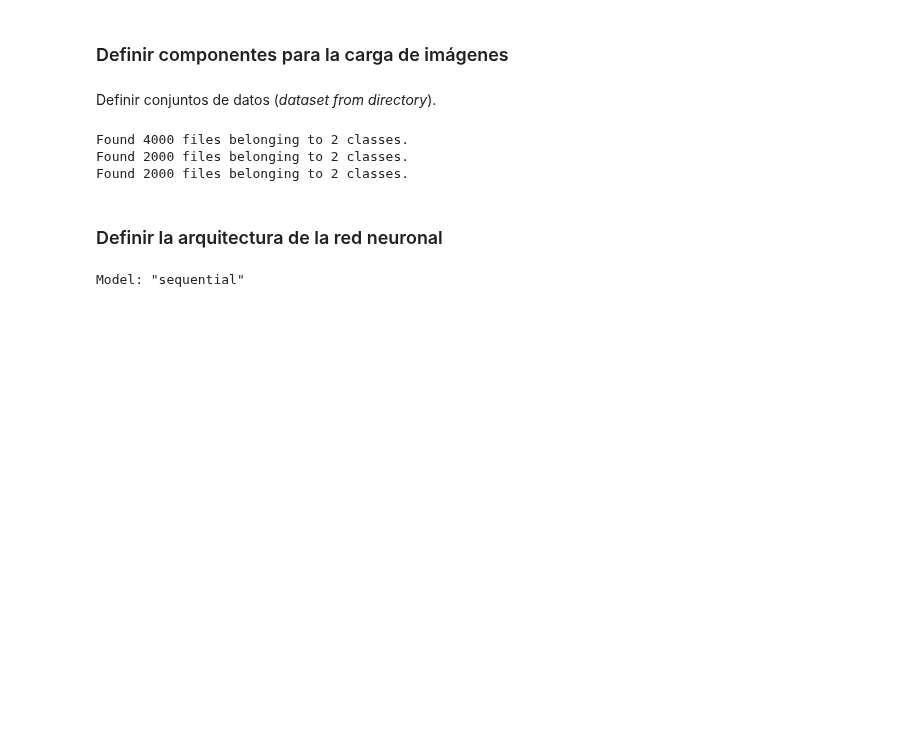
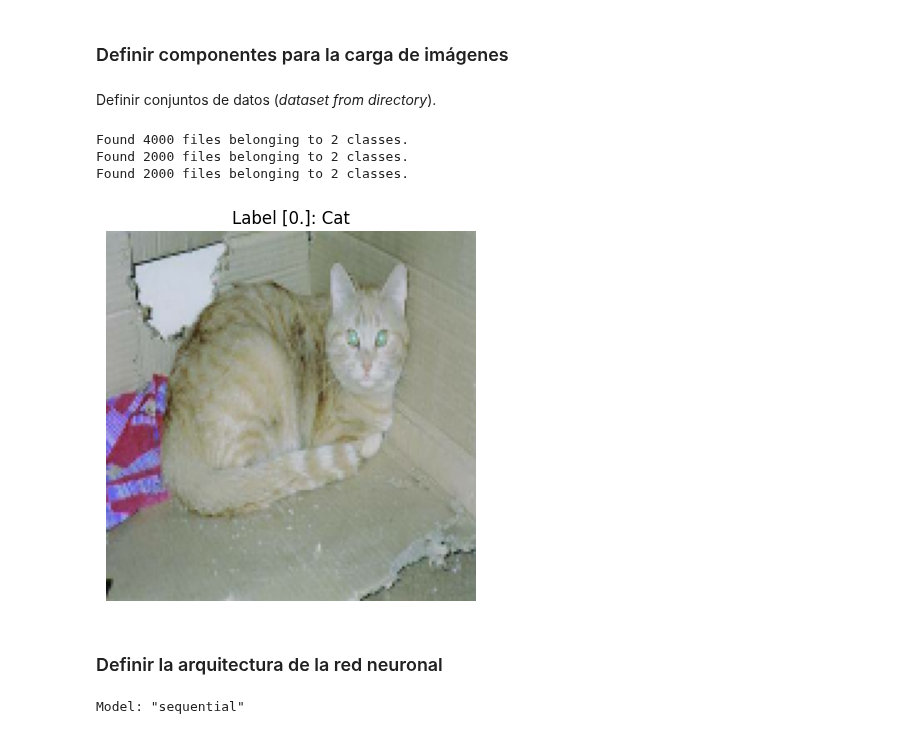
Before and after one commit to jgromero/dasoc-ap, a Jupyter notebook: dogsVScats/dogsVScats.ipynb, the cells around one changed output. Drawn from its saved outputs; the diff is of its cells as text; code cells hidden in the pictures; blank space fills up the shorter version.

```diff
--- a/dogsVScats/dogsVScats.ipynb
+++ b/dogsVScats/dogsVScats.ipynb
@@ -77,6 +83,21 @@ test_dataset = image_dataset_from_directory(
 Found 4000 files belonging to 2 classes.
 Found 2000 files belonging to 2 classes.
 Found 2000 files belonging to 2 classes.
+# %%
+import numpy as np
+
+# Tomar un batch con 'take' e interrumpir después de la primera imagen con 'break'
+for image_batch, label_batch in train_dataset.take(1):
+  first_image = image_batch[0].numpy().astype('uint8')
+  first_label = label_batch[0].numpy()
+
+  plt.imshow(first_image)
+  plt.title(f"Label {first_label}: {'Cat' if first_label == 0 else 'Dog'}")
+  plt.axis('off')
+  plt.show()
+  break
+# %% [output]
+[figure, added]
 # %% [markdown]
 ### Definir la arquitectura de la red neuronal
 # %%
```
Also changed, not shown: parts of 12 cells of this notebook, 1 other file.
